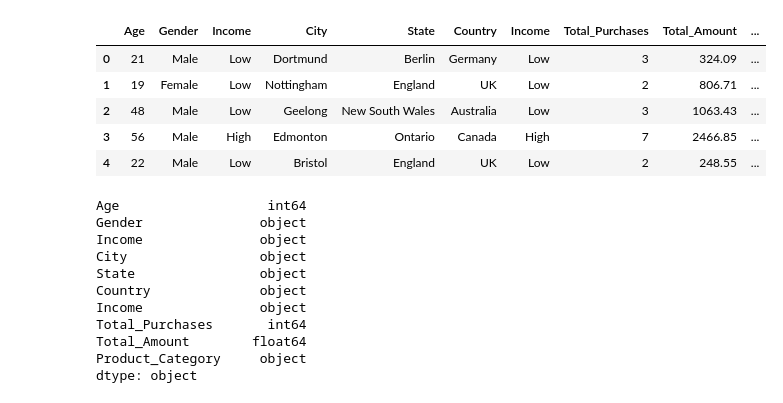
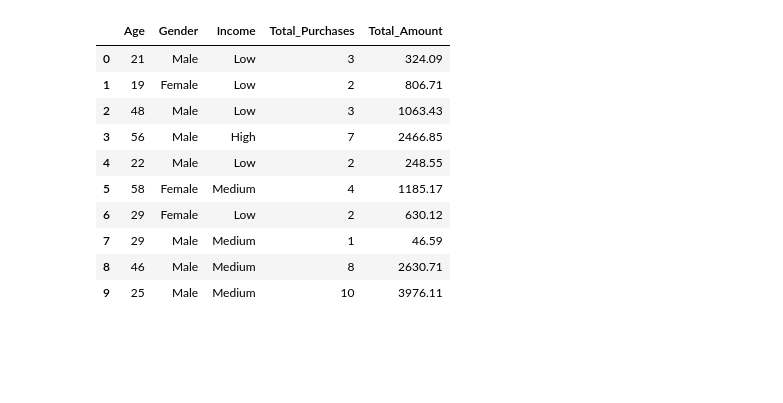
Before and after one commit to tsarahbd/retail-data-analysis, a Jupyter notebook: Retail-Data-Analysis.ipynb, the cells around one changed output. Cells and saved outputs as stored; diff of their text form; code cells hidden in the pictures; blank space fills up the shorter version.

Commit message:
Update Retail-Data-Analysis.ipynb
Customer segments are defined based on pre-defined threshold

```diff
--- a/Retail-Data-Analysis.ipynb
+++ b/Retail-Data-Analysis.ipynb
@@ -134,26 +134,17 @@ pd.set_option('future.no_silent_downcasting', True)
 df['Total_Amount'] = pd.to_numeric(df['Total_Amount'], errors='coerce')
 # %%
 # declaring new dataframe with customer segmentation
-customer_segment = df[['Age', 'Gender','Income', 'City', 'State', 'Country','Income','Total_Purchases','Total_Amount','Product_Category',]]
-customer_segment.head()
+customer_segment = df[['Age', 'Gender','Income', 'Total_Purchases','Total_Amount']]
+customer_segment.head(10)
 # %% [output]
-|  | Age | Gender | Income | City | State | Country | Income | Total_Purchases | Total_Amount | ... |
-| 0 | 21 | Male | Low | Dortmund | Berlin | Germany | Low | 3 | 324.09 | ... |
-| 1 | 19 | Female | Low | Nottingham | England | UK | Low | 2 | 806.71 | ... |
-| 2 | 48 | Male | Low | Geelong | New South Wales | Australia | Low | 3 | 1063.43 | ... |
-| 3 | 56 | Male | High | Edmonton | Ontario | Canada | High | 7 | 2466.85 | ... |
-| 4 | 22 | Male | Low | Bristol | England | UK | Low | 2 | 248.55 | ... |
+|  | Age | Gender | Income | Total_Purchases | Total_Amount |
+| 0 | 21 | Male | Low | 3 | 324.09 |
+| 1 | 19 | Female | Low | 2 | 806.71 |
+| 2 | 48 | Male | Low | 3 | 1063.43 |
+| 3 | 56 | Male | High | 7 | 2466.85 |
+| 4 | 22 | Male | Low | 2 | 248.55 |
+| 5 | 58 | Female | Medium | 4 | 1185.17 |
+| 6 | 29 | Female | Low | 2 | 630.12 |
+| 7 | 29 | Male | Medium | 1 | 46.59 |
+| 8 | 46 | Male | Medium | 8 | 2630.71 |
+| 9 | 25 | Male | Medium | 10 | 3976.11 |
-# %%
-customer_segment.dtypes
-# %% [output]
-Age                   int64
-Gender               object
-Income               object
-City                 object
-State                object
-Country              object
-Income               object
-Total_Purchases       int64
-Total_Amount        float64
-Product_Category     object
-dtype: object
```
Also changed, not shown: parts of 3 cells of this notebook.
